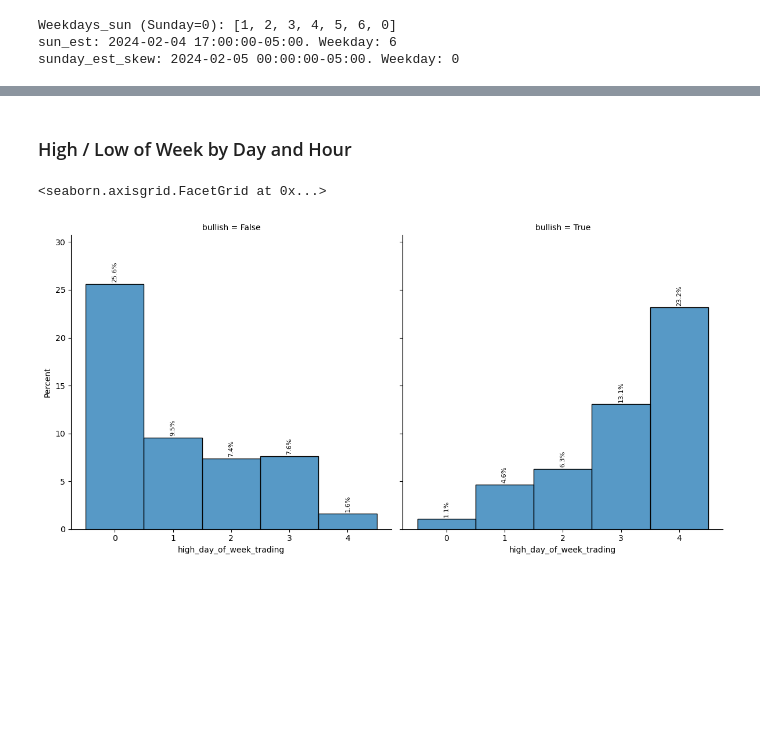
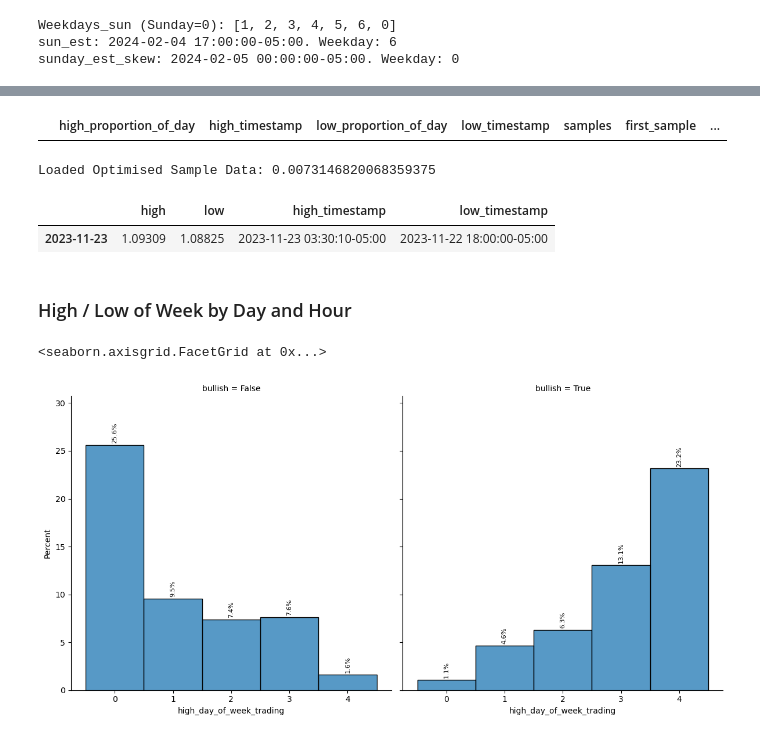
Before and after one commit to MattCollinge/algo-trading, a Jupyter notebook: notebooks/Feature Engineering.ipynb, the cells around one changed output, grey strips where cells are left out. Drawn from its saved outputs; the diff is of its cells as text; code cells hidden in the pictures; blank space fills up the shorter version.

```diff
--- a/notebooks/Feature Engineering.ipynb
+++ b/notebooks/Feature Engineering.ipynb
@@ -300,3 +357,37 @@ upbars = df_vis.bullish
+# %%
+outliers = df_daily.query('low_proportion_of_day>1 or high_proportion_of_day>1 or day_of_week >4')
+display = outliers[['high_proportion_of_day', 'high_timestamp', 'low_proportion_of_day', 'low_timestamp', 'samples', 'first_sample', 'last_sample']]
+display.head(100)
+# %% [output]
+|  | high_proportion_of_day | high_timestamp | low_proportion_of_day | low_timestamp | samples | first_sample | ... |
+# %%
+# Sanity Check
+start_time = pd.to_datetime('2023-11-22')
+end_time = pd.to_datetime('2023-11-24')
+
+df_daily.index  = pd.to_datetime(df_daily.index)
+
+# dft.index = df.index.astype(pd.DatetimeTZDtype(tz=ZoneInfo('EST')))
+cols = ['high', 'low', 'high_timestamp', 'high_hour_of_day', 'low_timestamp', 'low_hour_of_day']
+display = df_daily.query('high_hour_of_day==5 and index > @start_time and index < @end_time')
+display[cols].head(100)
+
+datafile = f"../data/oanda_{instrument}_{tf}.parquet"
+dft = loadOptimisedSampleData(datafile)
+dft.index  = pd.to_datetime(dft.index)
+cols = ['high', 'low', 'high_timestamp', 'low_timestamp']
+
+display = dft.query('index > @start_time and index < @end_time')
+display[cols].head(100)
+
+# dft['high_proportion_of_day'] = dft.apply(dayHighProportionRow, axis=1)
+# dft['low_proportion_of_day'] = dft.apply(dayLowProportionRow, axis=1)
+# cols = ['high', 'low', 'high_timestamp', 'low_timestamp', 'high_proportion_of_day', 'low_proportion_of_day']
+display[cols].head(100)
+# %% [output]
+Loaded Optimised Sample Data: 0.0073146820068359375
+|  | high | low | high_timestamp | low_timestamp |
+| 2023-11-23 | 1.09309 | 1.08825 | 2023-11-23 03:30:10-05:00 | 2023-11-22 18:00:00-05:00 |
 # %% [markdown]
 ### High / Low of Week by Day and Hour
 # %%
```
Also changed, not shown: parts of 18 cells of this notebook, 2 other files.
